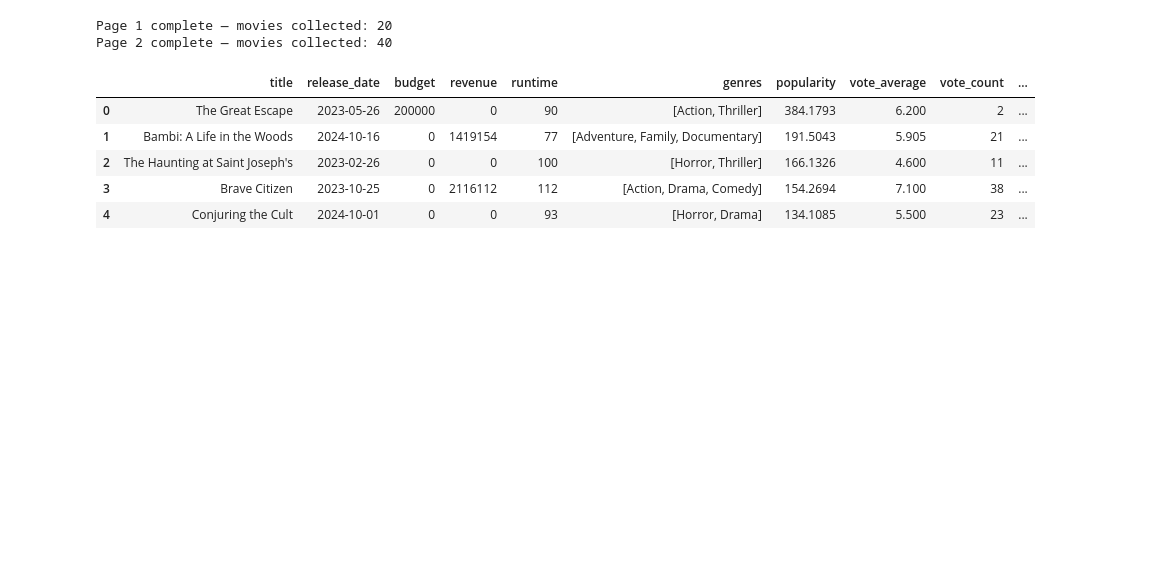
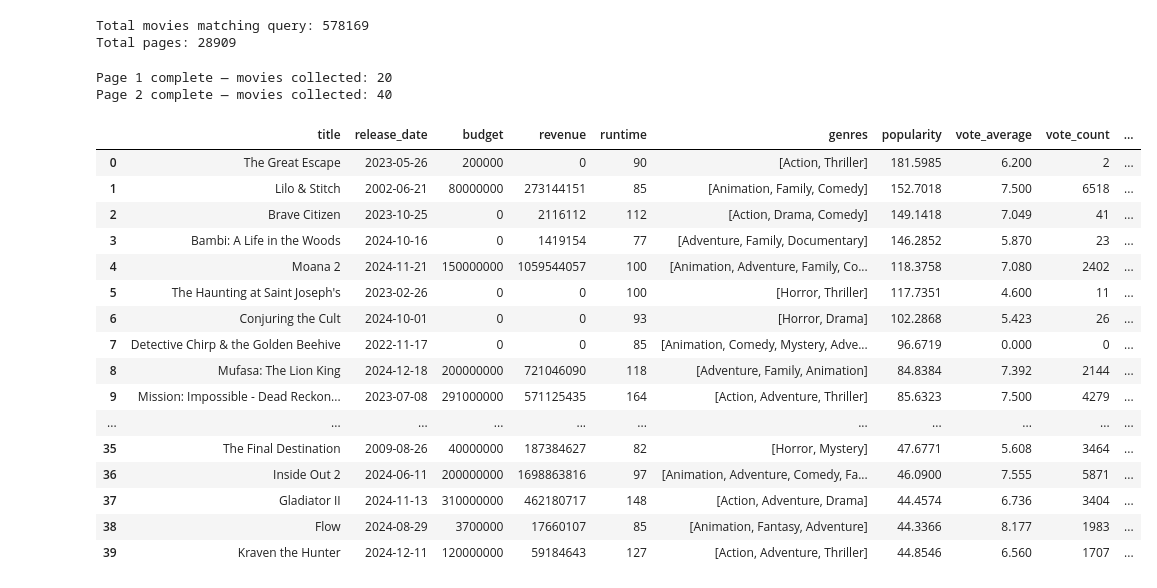
Before and after one commit to mattguy22/Movie-Revenue-Predictor, a Jupyter notebook: Jenni K/Untitled-1.ipynb, the cells around one changed output. Cells and saved outputs as stored; diff of their text form; code cells hidden in the pictures; blank space fills up the shorter version.

```diff
--- a/Jenni K/Untitled-1.ipynb
+++ b/Jenni K/Untitled-1.ipynb
@@ -1,20 +88,23 @@
+# %%
+url = f"https://api.themoviedb.org/3/discover/movie"
+params = {
+    "api_key": api_key,
+    "language": "en-US",
+    "primary_release_date.gte": "2000-01-01",
+    "primary_release_date.lte": "2024-12-31",
+    "page": 1
+}
+
+response = requests.get(url, params=params)
+data = response.json()
+
+print(f"Total movies matching query: {data['total_results']}")
+print(f"Total pages: {data['total_pages']}")
+# %% [output]
+Total movies matching query: 578169
+Total pages: 28909
 # %%
-import requests
-import pandas as pd
-from time import sleep
-import os
-
-# Optionally: Set API key here directly if not using environment variable
-api_key = os.getenv("TMDB_API_KEY")
-
-# Fallback if the environment variable is not set
-if not api_key:
-    api_key = "be93af06df098188cc35a75ee6af6fd4"
-
-# Base TMDB URL
-base_url = "https://api.themoviedb.org/3"
-
-# Storage for results
+#  Storage for results
 movie_data = []
 
 # Loop through TMDB's /discover/movie endpoint
@@ -52,36 +142,47 @@ for page in range(1, 3):  # Start with 2 pages for quick testing; increase to 20
 
         # Collect relevant fields
         movie_data.append({
             "title": movie_details.get("title"),
             "release_date": movie_details.get("release_date"),
             "budget": movie_details.get("budget"),
             "revenue": movie_details.get("revenue"),
             "runtime": movie_details.get("runtime"),
             "genres": [g["name"] for g in movie_details.get("genres", [])],
             "popularity": movie_details.get("popularity"),
             "vote_average": movie_details.get("vote_average"),
             "vote_count": movie_details.get("vote_count"),
             "original_language": movie_details.get("original_language"),
             "production_companies": [pc["name"] for pc in movie_details.get("production_companies", [])],
             "belongs_to_collection": movie_details.get("belongs_to_collection") is not None,
             "director": director,
             "lead_actor": cast[0] if cast else None
         })
 
     print(f"Page {page} complete — movies collected: {len(movie_data)}")
     sleep(0.3)
 
 # Convert to DataFrame
 df_movies = pd.DataFrame(movie_data)
 
 # Print the DataFrame
-df_movies.head()  # Preview first few rows
+df_movies # Preview first few rows
 # %% [output]
 Page 1 complete — movies collected: 20
 Page 2 complete — movies collected: 40
 |  | title | release_date | budget | revenue | runtime | genres | popularity | vote_average | vote_count | ... |
-| 0 | The Great Escape | 2023-05-26 | 200000 | 0 | 90 | [Action, Thriller] | 384.1793 | 6.200 | 2 | ... |
-| 1 | Bambi: A Life in the Woods | 2024-10-16 | 0 | 1419154 | 77 | [Adventure, Family, Documentary] | 191.5043 | 5.905 | 21 | ... |
-| 2 | The Haunting at Saint Joseph's | 2023-02-26 | 0 | 0 | 100 | [Horror, Thriller] | 166.1326 | 4.600 | 11 | ... |
-| 3 | Brave Citizen | 2023-10-25 | 0 | 2116112 | 112 | [Action, Drama, Comedy] | 154.2694 | 7.100 | 38 | ... |
-| 4 | Conjuring the Cult | 2024-10-01 | 0 | 0 | 93 | [Horror, Drama] | 134.1085 | 5.500 | 23 | ... |
+| 0 | The Great Escape | 2023-05-26 | 200000 | 0 | 90 | [Action, Thriller] | 181.5985 | 6.200 | 2 | ... |
+| 1 | Lilo & Stitch | 2002-06-21 | 80000000 | 273144151 | 85 | [Animation, Family, Comedy] | 152.7018 | 7.500 | 6518 | ... |
+| 2 | Brave Citizen | 2023-10-25 | 0 | 2116112 | 112 | [Action, Drama, Comedy] | 149.1418 | 7.049 | 41 | ... |
+| 3 | Bambi: A Life in the Woods | 2024-10-16 | 0 | 1419154 | 77 | [Adventure, Family, Documentary] | 146.2852 | 5.870 | 23 | ... |
+| 4 | Moana 2 | 2024-11-21 | 150000000 | 1059544057 | 100 | [Animation, Adventure, Family, Co... | 118.3758 | 7.080 | 2402 | ... |
+| 5 | The Haunting at Saint Joseph's | 2023-02-26 | 0 | 0 | 100 | [Horror, Thriller] | 117.7351 | 4.600 | 11 | ... |
+| 6 | Conjuring the Cult | 2024-10-01 | 0 | 0 | 93 | [Horror, Drama] | 102.2868 | 5.423 | 26 | ... |
+| 7 | Detective Chirp & the Golden Beehive | 2022-11-17 | 0 | 0 | 85 | [Animation, Comedy, Mystery, Adve... | 96.6719 | 0.000 | 0 | ... |
+| 8 | Mufasa: The Lion King | 2024-12-18 | 200000000 | 721046090 | 118 | [Adventure, Family, Animation] | 84.8384 | 7.392 | 2144 | ... |
+| 9 | Mission: Impossible - Dead Reckon... | 2023-07-08 | 291000000 | 571125435 | 164 | [Action, Adventure, Thriller] | 85.6323 | 7.500 | 4279 | ... |
+| ... | ... | ... | ... | ... | ... | ... | ... | ... | ... | ... |
+| 35 | The Final Destination | 2009-08-26 | 40000000 | 187384627 | 82 | [Horror, Mystery] | 47.6771 | 5.608 | 3464 | ... |
+| 36 | Inside Out 2 | 2024-06-11 | 200000000 | 1698863816 | 97 | [Animation, Adventure, Comedy, Fa... | 46.0900 | 7.555 | 5871 | ... |
+| 37 | Gladiator II | 2024-11-13 | 310000000 | 462180717 | 148 | [Action, Adventure, Drama] | 44.4574 | 6.736 | 3404 | ... |
+| 38 | Flow | 2024-08-29 | 3700000 | 17660107 | 85 | [Animation, Fantasy, Adventure] | 44.3366 | 8.177 | 1983 | ... |
+| 39 | Kraven the Hunter | 2024-12-11 | 120000000 | 59184643 | 127 | [Action, Adventure, Thriller] | 44.8546 | 6.560 | 1707 | ... |
```
Also changed, not shown: parts of 4 cells of this notebook, 1 other file.
